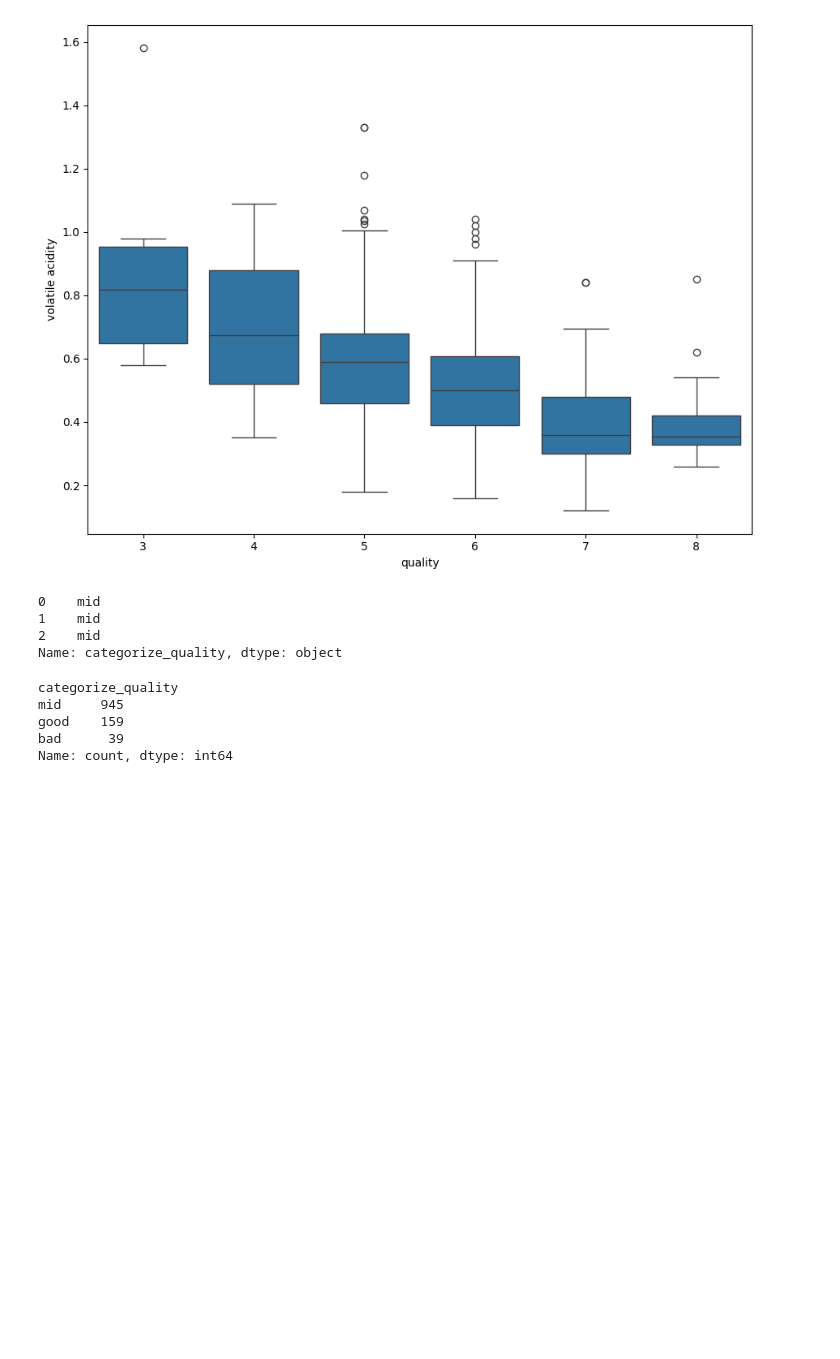
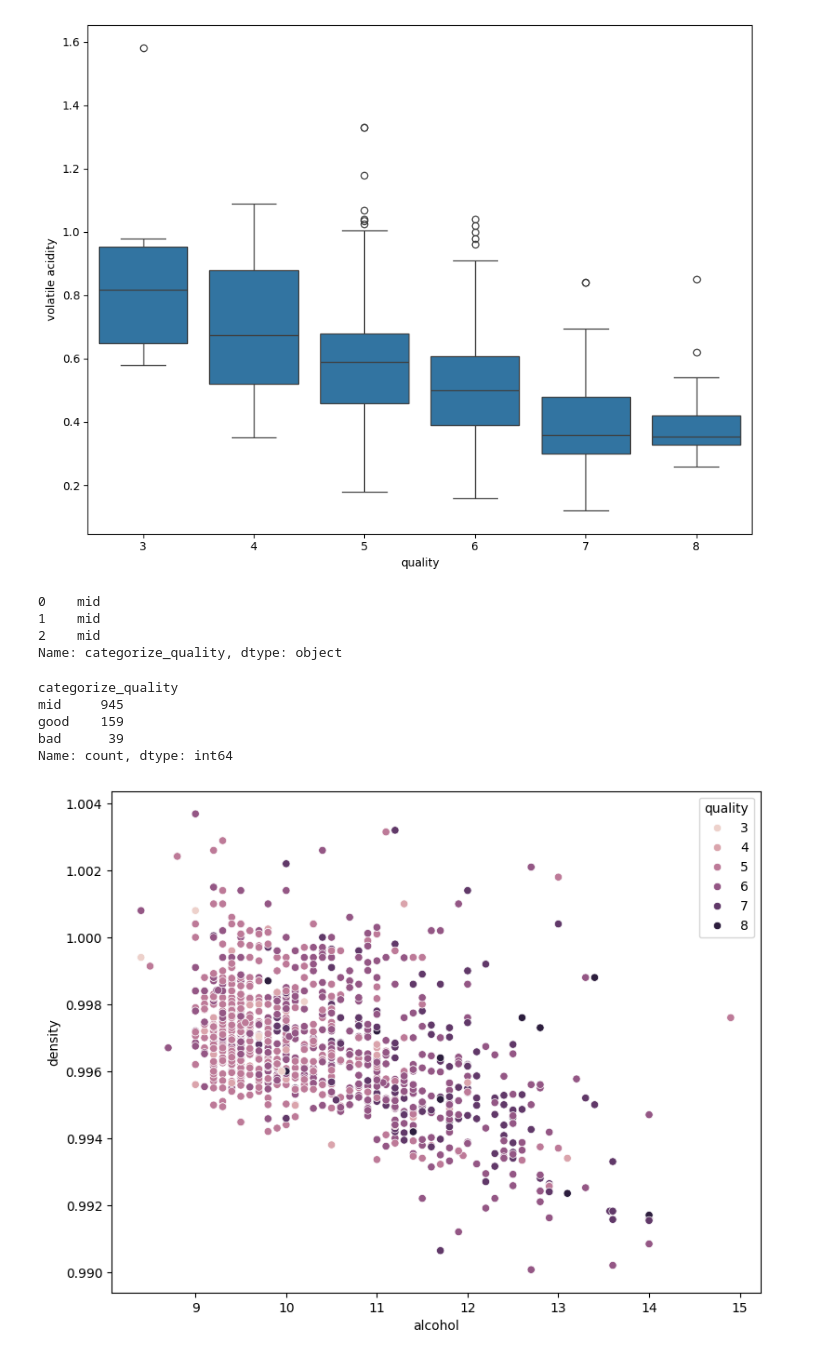
Before and after one commit to Enes004/DataScienceProjects, a Jupyter notebook: WineQualDataset.ipynb, the cells around one changed output. Cells and saved outputs as stored; diff of their text form; code cells hidden in the pictures; blank space fills up the shorter version.

```diff
--- a/WineQualDataset.ipynb
+++ b/WineQualDataset.ipynb
@@ -141,3 +141,15 @@ mid     945
 good    159
 bad      39
 Name: count, dtype: int64
+# %%
+plt.figure(figsize=(9,7))
+sns.scatterplot(
+    x="alcohol",
+    y="density",
+    hue="quality",
+    data = df
+
+)
+plt.show()
+# %% [output]
+[figure, added]
```
Also changed, not shown: parts of 1 cell of this notebook.
